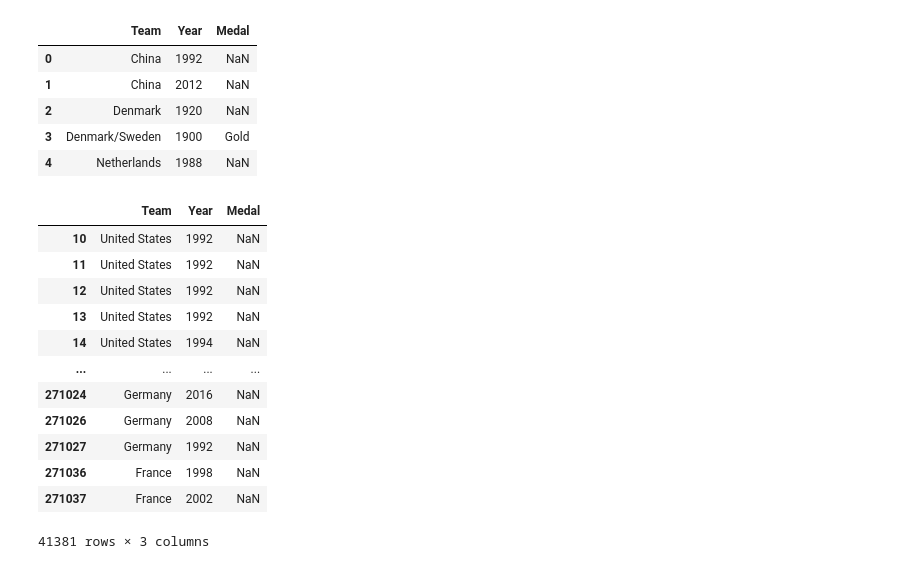
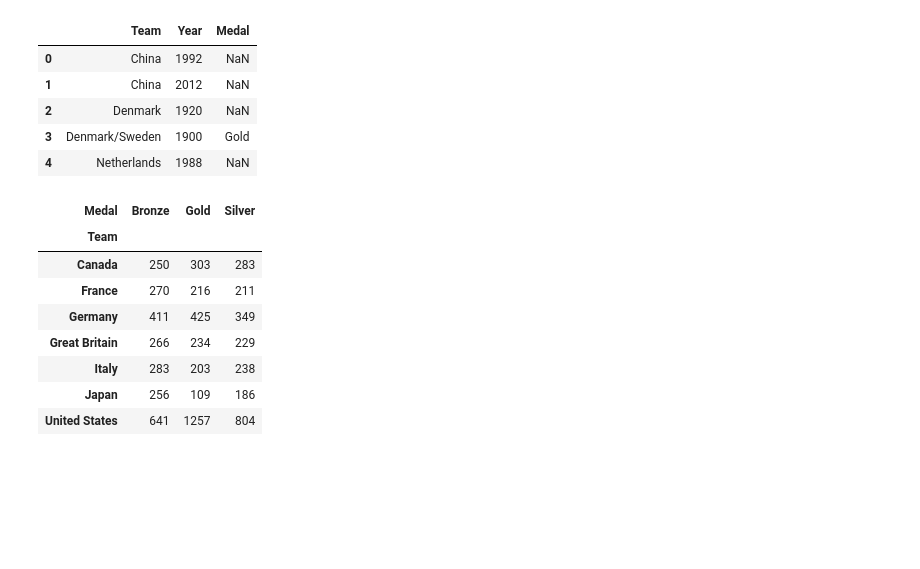
Before and after one commit to reuven/apple-2025-01Jan-plotting, a Jupyter notebook: Apple 2025-01Jan-09.ipynb, the cells around one changed output. Cells and saved outputs as stored; diff of their text form; code cells hidden in the pictures; blank space fills up the shorter version.

```diff
--- a/Apple 2025-01Jan-09.ipynb
+++ b/Apple 2025-01Jan-09.ipynb
@@ -517,22 +517,22 @@ df.head()
 # %%
 (
     df
     .loc[lambda df_: df_['Year'] >= 1980]
     .loc[lambda df_: df_['Team'].isin(['United States', 'France', 'Germany',
                                        'Italy', 'Great Britain', 'Japan', 'Canada'])]
-
+    .dropna(subset='Medal')
+    .pivot_table(index='Team',
+                columns='Medal',
+                values='Year',
+                aggfunc='count')
 )
 # %% [output]
-|  | Team | Year | Medal |
-| 10 | United States | 1992 | NaN |
-| 11 | United States | 1992 | NaN |
-| 12 | United States | 1992 | NaN |
-| 13 | United States | 1992 | NaN |
-| 14 | United States | 1994 | NaN |
-| ... | ... | ... | ... |
-| 271024 | Germany | 2016 | NaN |
-| 271026 | Germany | 2008 | NaN |
-| 271027 | Germany | 1992 | NaN |
-| 271036 | France | 1998 | NaN |
-| 271037 | France | 2002 | NaN |
+| Medal | Bronze | Gold | Silver |
+| Team |  |  |  |
+| Canada | 250 | 303 | 283 |
+| France | 270 | 216 | 211 |
+| Germany | 411 | 425 | 349 |
+| Great Britain | 266 | 234 | 229 |
+| Italy | 283 | 203 | 238 |
+| Japan | 256 | 109 | 186 |
+| United States | 641 | 1257 | 804 |
-41381 rows × 3 columns
```
